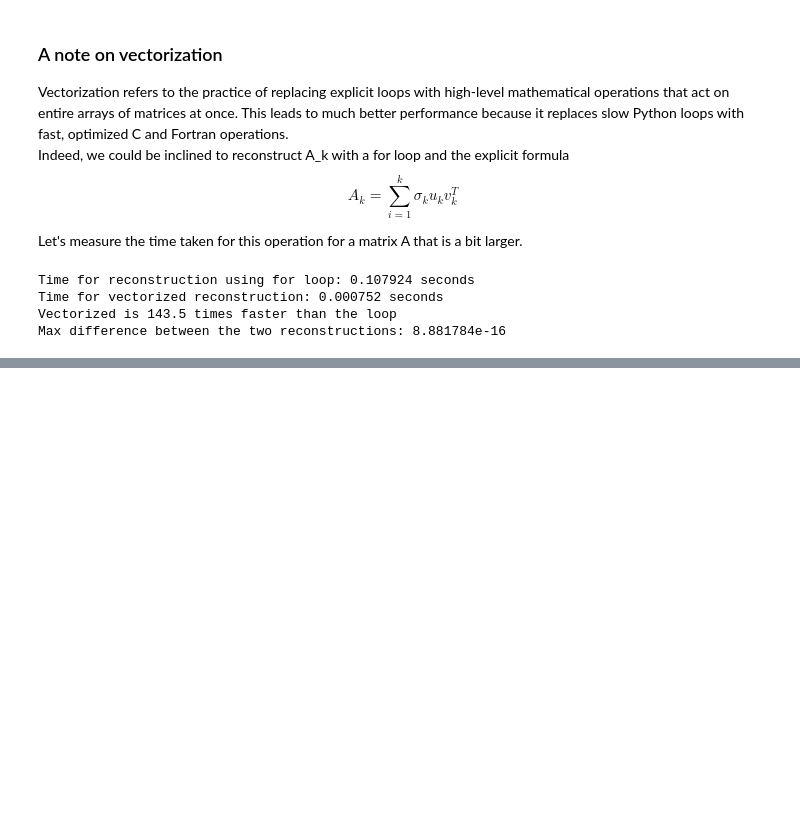
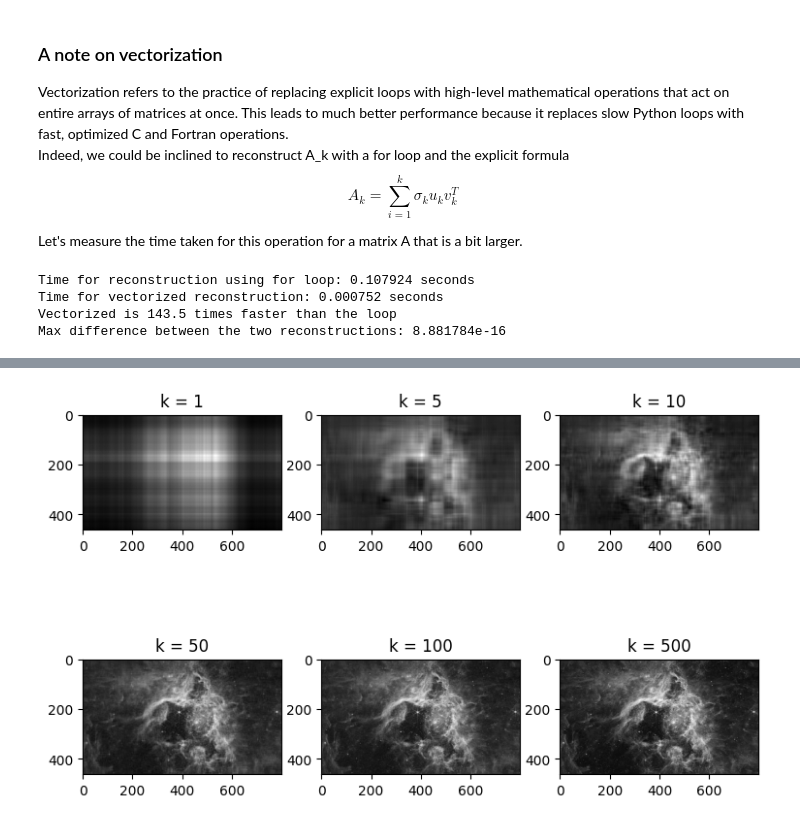
Before and after one commit to ffonti/numerical-analysis-for-machine-learning, a Jupyter notebook: 24:25/2024_10_04_lab1.ipynb, the cells around one changed output, grey strips where cells are left out. Saved outputs shown, nothing was run; the diff lists cells and outputs as text; code cells hidden in the pictures; blank space fills up the shorter version.

```diff
--- a/24:25/2024_10_04_lab1.ipynb
+++ b/24:25/2024_10_04_lab1.ipynb
@@ -95,0 +145,11 @@ Max difference between the two reconstructions: 8.881784e-16
+# %%
+#Visualize the best rank-k matrices, for k = 1, 5, 10, 50, 100, 500
+ks = [1, 5, 10, 50, 100, 500]
+fig, axs = plt.subplots(2, 3, figsize=(9, 6))
+axs = axs.reshape((-1,))
+for i, k in enumerate(ks):
+    X_k = (U[:, :k] * s[:k]) @ VT[:k, :]
+    axs[i].imshow(X_k, cmap="gray")
+    axs[i].set_title(f"k = {k}")
+# %% [output]
+[figure, added]
```
Also changed, not shown: parts of 26 cells of this notebook, 1 other file.
